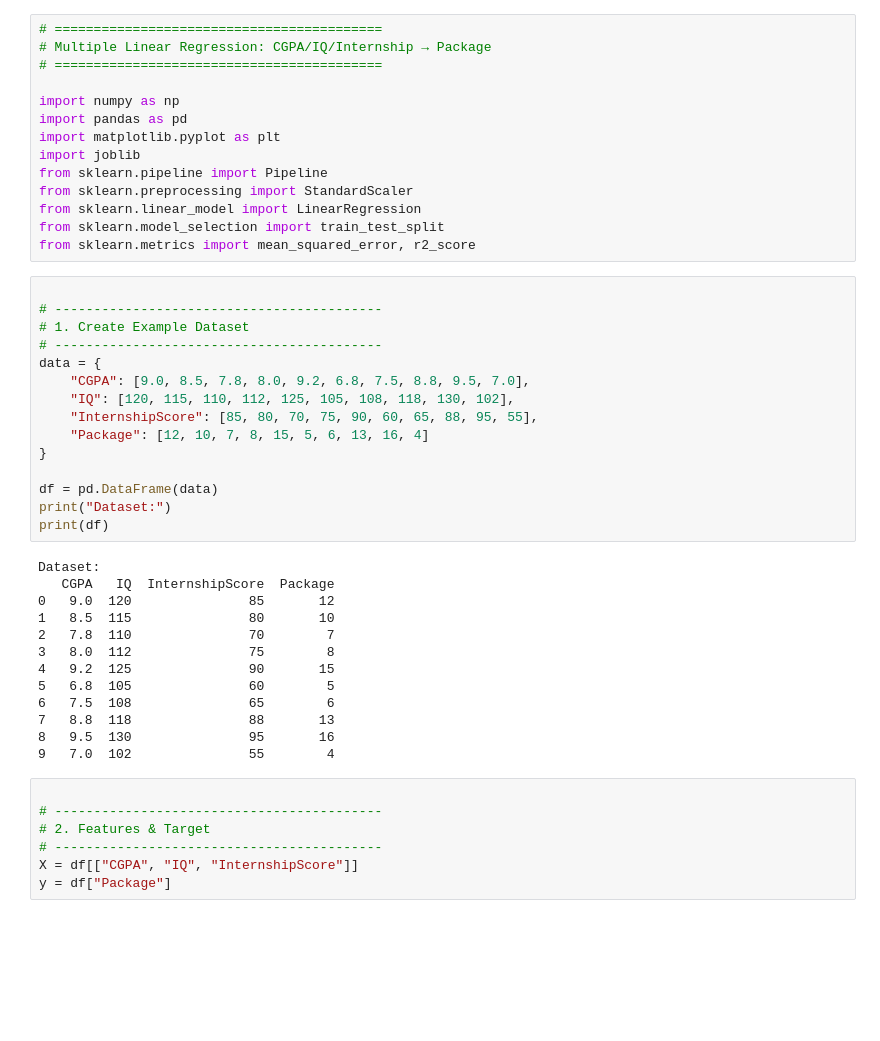
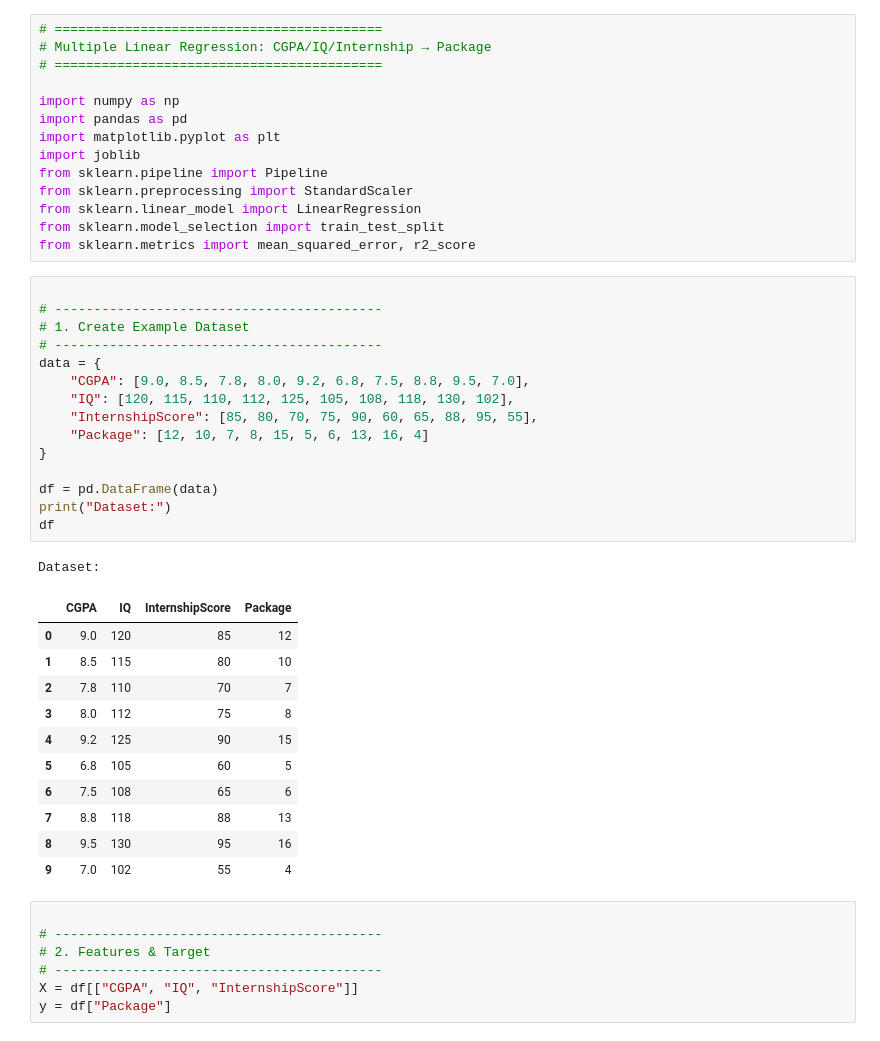
Before and after one commit to AnandaRimal/Deerwalk-Teaching-Datascience, a Jupyter notebook: ml/multiple_linear/multi.ipynb, the cells around one changed output. Drawn from its saved outputs; the diff is of its cells as text; blank space fills up the shorter version.

```diff
--- a/ml/multiple_linear/multi.ipynb
+++ b/ml/multiple_linear/multi.ipynb
@@ -15,31 +15,31 @@ from sklearn.metrics import mean_squared_error, r2_score
 # %%
 
 # ------------------------------------------
 # 1. Create Example Dataset
 # ------------------------------------------
 data = {
     "CGPA": [9.0, 8.5, 7.8, 8.0, 9.2, 6.8, 7.5, 8.8, 9.5, 7.0],
     "IQ": [120, 115, 110, 112, 125, 105, 108, 118, 130, 102],
     "InternshipScore": [85, 80, 70, 75, 90, 60, 65, 88, 95, 55],
     "Package": [12, 10, 7, 8, 15, 5, 6, 13, 16, 4]
 }
 
 df = pd.DataFrame(data)
 print("Dataset:")
-print(df)
+df
 # %% [output]
 Dataset:
-   CGPA   IQ  InternshipScore  Package
-0   9.0  120               85       12
-1   8.5  115               80       10
-2   7.8  110               70        7
-3   8.0  112               75        8
-4   9.2  125               90       15
-5   6.8  105               60        5
-6   7.5  108               65        6
-7   8.8  118               88       13
-8   9.5  130               95       16
-9   7.0  102               55        4
+|  | CGPA | IQ | InternshipScore | Package |
+| 0 | 9.0 | 120 | 85 | 12 |
+| 1 | 8.5 | 115 | 80 | 10 |
+| 2 | 7.8 | 110 | 70 | 7 |
+| 3 | 8.0 | 112 | 75 | 8 |
+| 4 | 9.2 | 125 | 90 | 15 |
+| 5 | 6.8 | 105 | 60 | 5 |
+| 6 | 7.5 | 108 | 65 | 6 |
+| 7 | 8.8 | 118 | 88 | 13 |
+| 8 | 9.5 | 130 | 95 | 16 |
+| 9 | 7.0 | 102 | 55 | 4 |
 # %%
 
 # ------------------------------------------
```
Also changed, not shown: parts of 1 cell of this notebook, 18 other files.
